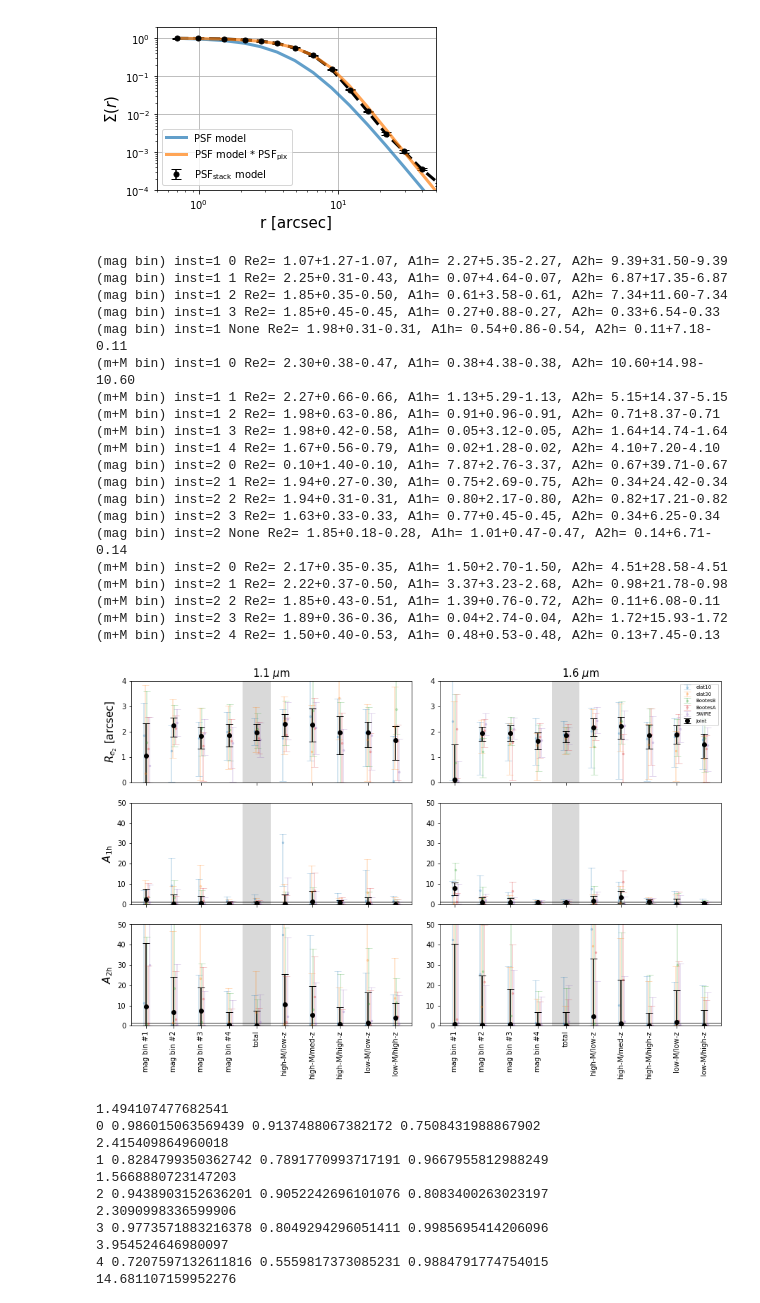
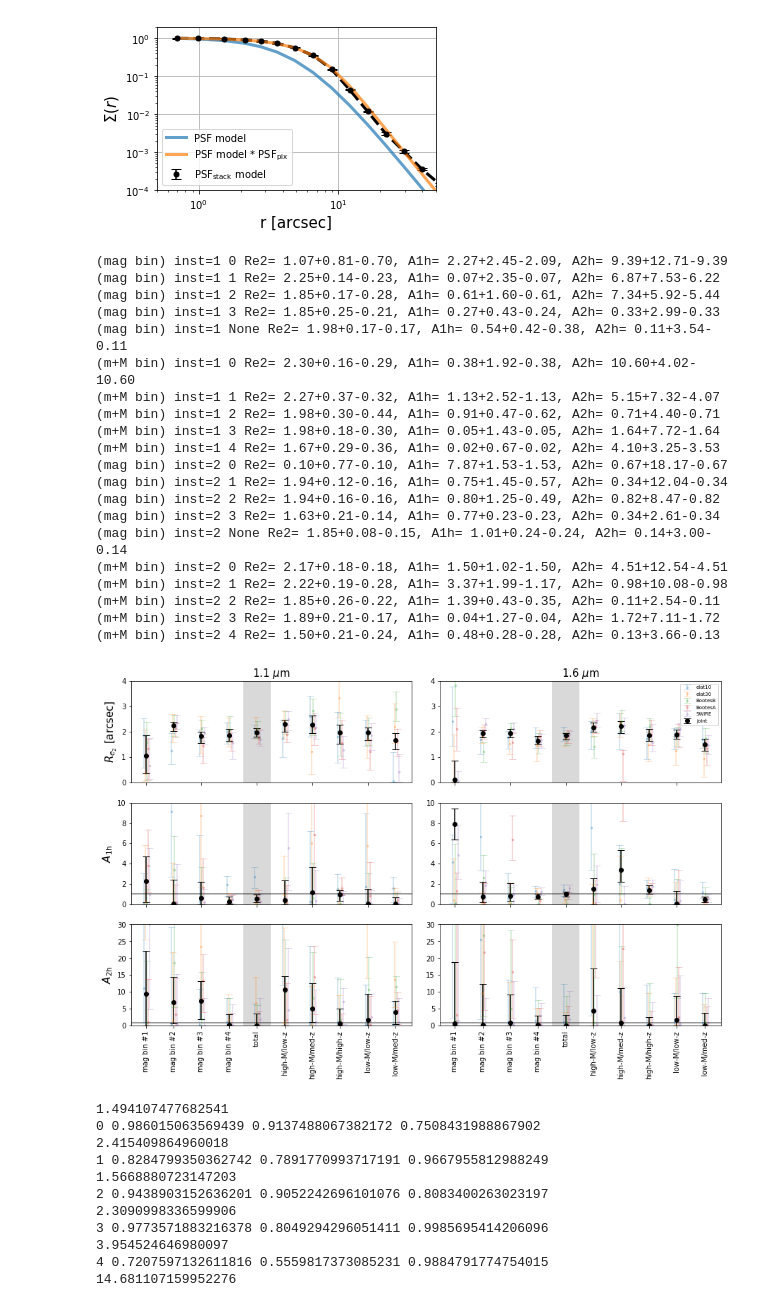
Before and after one commit to yuntingcheng/python_ciber, a Jupyter notebook: stack_modelfit/paperfigs.ipynb, the cells around one changed output. Drawn from its saved outputs; the diff is of its cells as text; code cells hidden in the pictures.

```diff
--- a/stack_modelfit/paperfigs.ipynb
+++ b/stack_modelfit/paperfigs.ipynb
@@ -727,7 +727,7 @@ fig.savefig('plots/paperfig/PSF_RLD.pdf', dpi = 150, bbox_inches='tight')
 # %%
 from run_fit import *
 
-ci=95
+ci=68
 
 fig, ax = plt.subplots(3,2, figsize = (15,9))
 xe2_W19 = gal_profile_model().Wang19_profile(0,3)['params']['sersic2'][2]
@@ -735,8 +735,6 @@ for j,inst in enumerate([1,2]):
     ax[1][j].axhline(1, c='k',lw=2, ls='-',alpha=0.4)
     ax[2][j].axhline(1, c='k',lw=2, ls='-',alpha=0.4)
     for ifield,c in zip([4,5,6,7,8,None],['C0','C1','C2','C3','C4','k']):
-#         if ifield is None:
-#             continue
         xoff = 0 if ifield is None else (ifield-5.5)*0.05
         alpha = 1 if ifield is None else 0.25
         msize = 12 if ifield is None else 5
@@ -817,58 +815,58 @@ for j,inst in enumerate([1,2]):
                         fitparamdat['A2h']-fitparamdat['A2h_low'],))
 
     ax[0][j].axvspan(3.5, 4.5, alpha=0.15, facecolor='k')
     ax[1][j].axvspan(3.5, 4.5, alpha=0.15, facecolor='k')
     ax[2][j].axvspan(3.5, 4.5, alpha=0.15, facecolor='k')
 
     ax[0][j].set_ylim([0,4])
-#     ax[1][j].set_ylim([0,1e1])
-#     ax[2][j].set_ylim([0,3e1])
-    ax[1][j].set_ylim([0,5e1])
-    ax[2][j].set_ylim([0,5e1])
+    ax[1][j].set_ylim([0,1e1])
+    ax[2][j].set_ylim([0,3e1])
+#     ax[1][j].set_ylim([0,5e1])
+#     ax[2][j].set_ylim([0,5e1])
 ax[0][0].set_ylabel(r"$R_{e_2}$ [arcsec]", fontsize=15)
 ax[1][0].set_ylabel(r"$A_{\rm 1h}$", fontsize=15)
 ax[2][0].set_ylabel(r"$A_{\rm 2h}$", fontsize=15)
 ax[0][1].legend(loc=1,fontsize=7)
 ax[0][1].set_xticklabels([])
 ax[1][1].set_xticklabels([])
 ax[2][1].set_xticklabels([])
 ax[0][0].set_xticklabels([])
 ax[1][0].set_xticklabels([])
 ax[2][0].set_xticklabels([])
 names = ['mag bin #1', 'mag bin #2', 'mag bin #3', 'mag bin #4', 'total',
         'high-M/low-z', 'high-M/med-z', 'high-M/high-z', 'low-M/low-z', 'low-M/med-z']
 ax[-1][0].set_xticks(np.arange(10))
 ax[-1][1].set_xticks(np.arange(10))
 ax[-1][0].set_xticklabels(names,rotation = 90)
 ax[-1][1].set_xticklabels(names,rotation = 90)
 ax[0][0].set_title(r'1.1 $\mu$m', fontsize=15)
 ax[0][1].set_title(r'1.6 $\mu$m', fontsize=15)
 plt.subplots_adjust(wspace=0.1)
 
 # plt.savefig('/Users/ytcheng/Desktop/params_best%d_new.png'%ci, dpi = 150, bbox_inches='tight')
 # plt.savefig('plots/paperfig/params_best.pdf', dpi = 150, bbox_inches='tight')
 # %% [output]
-(mag bin) inst=1 0 Re2= 1.07+1.27-1.07, A1h= 2.27+5.35-2.27, A2h= 9.39+31.50-9.39
-(mag bin) inst=1 1 Re2= 2.25+0.31-0.43, A1h= 0.07+4.64-0.07, A2h= 6.87+17.35-6.87
-(mag bin) inst=1 2 Re2= 1.85+0.35-0.50, A1h= 0.61+3.58-0.61, A2h= 7.34+11.60-7.34
-(mag bin) inst=1 3 Re2= 1.85+0.45-0.45, A1h= 0.27+0.88-0.27, A2h= 0.33+6.54-0.33
-(mag bin) inst=1 None Re2= 1.98+0.31-0.31, A1h= 0.54+0.86-0.54, A2h= 0.11+7.18-0.11
-(m+M bin) inst=1 0 Re2= 2.30+0.38-0.47, A1h= 0.38+4.38-0.38, A2h= 10.60+14.98-10.60
-(m+M bin) inst=1 1 Re2= 2.27+0.66-0.66, A1h= 1.13+5.29-1.13, A2h= 5.15+14.37-5.15
-(m+M bin) inst=1 2 Re2= 1.98+0.63-0.86, A1h= 0.91+0.96-0.91, A2h= 0.71+8.37-0.71
-(m+M bin) inst=1 3 Re2= 1.98+0.42-0.58, A1h= 0.05+3.12-0.05, A2h= 1.64+14.74-1.64
-(m+M bin) inst=1 4 Re2= 1.67+0.56-0.79, A1h= 0.02+1.28-0.02, A2h= 4.10+7.20-4.10
-(mag bin) inst=2 0 Re2= 0.10+1.40-0.10, A1h= 7.87+2.76-3.37, A2h= 0.67+39.71-0.67
-(mag bin) inst=2 1 Re2= 1.94+0.27-0.30, A1h= 0.75+2.69-0.75, A2h= 0.34+24.42-0.34
-(mag bin) inst=2 2 Re2= 1.94+0.31-0.31, A1h= 0.80+2.17-0.80, A2h= 0.82+17.21-0.82
-(mag bin) inst=2 3 Re2= 1.63+0.33-0.33, A1h= 0.77+0.45-0.45, A2h= 0.34+6.25-0.34
-(mag bin) inst=2 None Re2= 1.85+0.18-0.28, A1h= 1.01+0.47-0.47, A2h= 0.14+6.71-0.14
-(m+M bin) inst=2 0 Re2= 2.17+0.35-0.35, A1h= 1.50+2.70-1.50, A2h= 4.51+28.58-4.51
-(m+M bin) inst=2 1 Re2= 2.22+0.37-0.50, A1h= 3.37+3.23-2.68, A2h= 0.98+21.78-0.98
-(m+M bin) inst=2 2 Re2= 1.85+0.43-0.51, A1h= 1.39+0.76-0.72, A2h= 0.11+6.08-0.11
-(m+M bin) inst=2 3 Re2= 1.89+0.36-0.36, A1h= 0.04+2.74-0.04, A2h= 1.72+15.93-1.72
-(m+M bin) inst=2 4 Re2= 1.50+0.40-0.53, A1h= 0.48+0.53-0.48, A2h= 0.13+7.45-0.13
+(mag bin) inst=1 0 Re2= 1.07+0.81-0.70, A1h= 2.27+2.45-2.09, A2h= 9.39+12.71-9.39
+(mag bin) inst=1 1 Re2= 2.25+0.14-0.23, A1h= 0.07+2.35-0.07, A2h= 6.87+7.53-6.22
+(mag bin) inst=1 2 Re2= 1.85+0.17-0.28, A1h= 0.61+1.60-0.61, A2h= 7.34+5.92-5.44
+(mag bin) inst=1 3 Re2= 1.85+0.25-0.21, A1h= 0.27+0.43-0.24, A2h= 0.33+2.99-0.33
+(mag bin) inst=1 None Re2= 1.98+0.17-0.17, A1h= 0.54+0.42-0.38, A2h= 0.11+3.54-0.11
+(m+M bin) inst=1 0 Re2= 2.30+0.16-0.29, A1h= 0.38+1.92-0.38, A2h= 10.60+4.02-10.60
+(m+M bin) inst=1 1 Re2= 2.27+0.37-0.32, A1h= 1.13+2.52-1.13, A2h= 5.15+7.32-4.07
+(m+M bin) inst=1 2 Re2= 1.98+0.30-0.44, A1h= 0.91+0.47-0.62, A2h= 0.71+4.40-0.71
+(m+M bin) inst=1 3 Re2= 1.98+0.18-0.30, A1h= 0.05+1.43-0.05, A2h= 1.64+7.72-1.64
+(m+M bin) inst=1 4 Re2= 1.67+0.29-0.36, A1h= 0.02+0.67-0.02, A2h= 4.10+3.25-3.53
+(mag bin) inst=2 0 Re2= 0.10+0.77-0.10, A1h= 7.87+1.53-1.53, A2h= 0.67+18.17-0.67
+(mag bin) inst=2 1 Re2= 1.94+0.12-0.16, A1h= 0.75+1.45-0.57, A2h= 0.34+12.04-0.34
+(mag bin) inst=2 2 Re2= 1.94+0.16-0.16, A1h= 0.80+1.25-0.49, A2h= 0.82+8.47-0.82
+(mag bin) inst=2 3 Re2= 1.63+0.21-0.14, A1h= 0.77+0.23-0.23, A2h= 0.34+2.61-0.34
+(mag bin) inst=2 None Re2= 1.85+0.08-0.15, A1h= 1.01+0.24-0.24, A2h= 0.14+3.00-0.14
+(m+M bin) inst=2 0 Re2= 2.17+0.18-0.18, A1h= 1.50+1.02-1.50, A2h= 4.51+12.54-4.51
+(m+M bin) inst=2 1 Re2= 2.22+0.19-0.28, A1h= 3.37+1.99-1.17, A2h= 0.98+10.08-0.98
+(m+M bin) inst=2 2 Re2= 1.85+0.26-0.22, A1h= 1.39+0.43-0.35, A2h= 0.11+2.54-0.11
+(m+M bin) inst=2 3 Re2= 1.89+0.21-0.17, A1h= 0.04+1.27-0.04, A2h= 1.72+7.11-1.72
+(m+M bin) inst=2 4 Re2= 1.50+0.21-0.24, A1h= 0.48+0.28-0.28, A2h= 0.13+3.66-0.13
-[figure, old version]
+[figure, new version]
 # %%
 from run_fit import *
 
```
Also changed, not shown: parts of 2 cells of this notebook, 1 other file.
